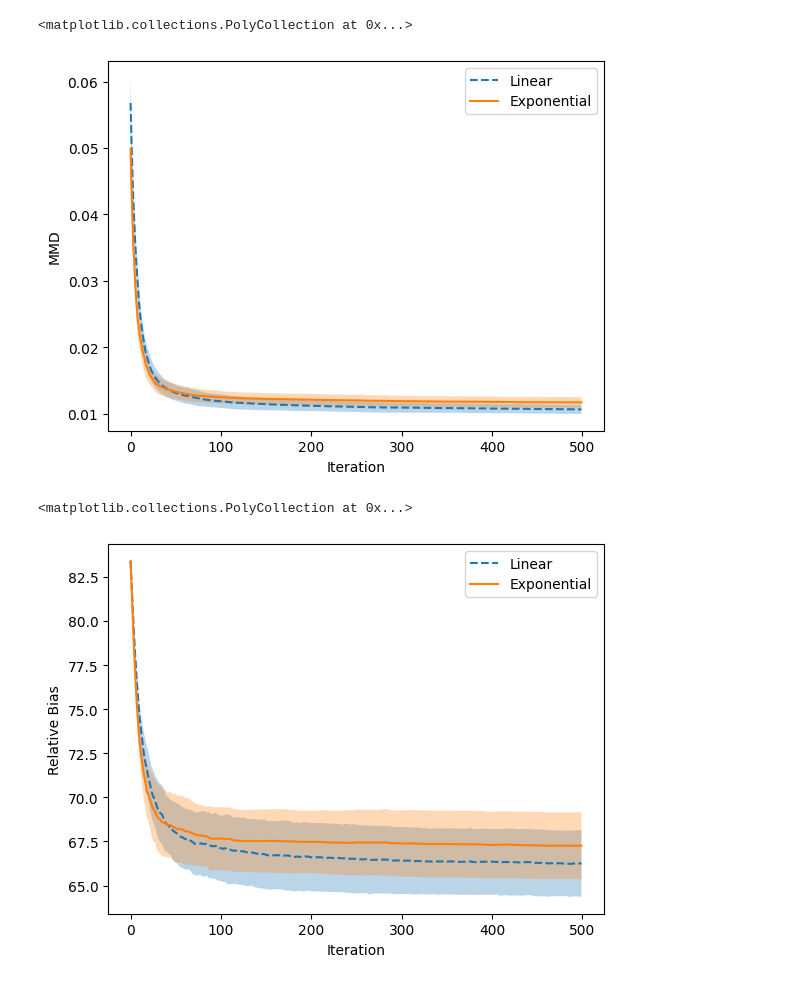
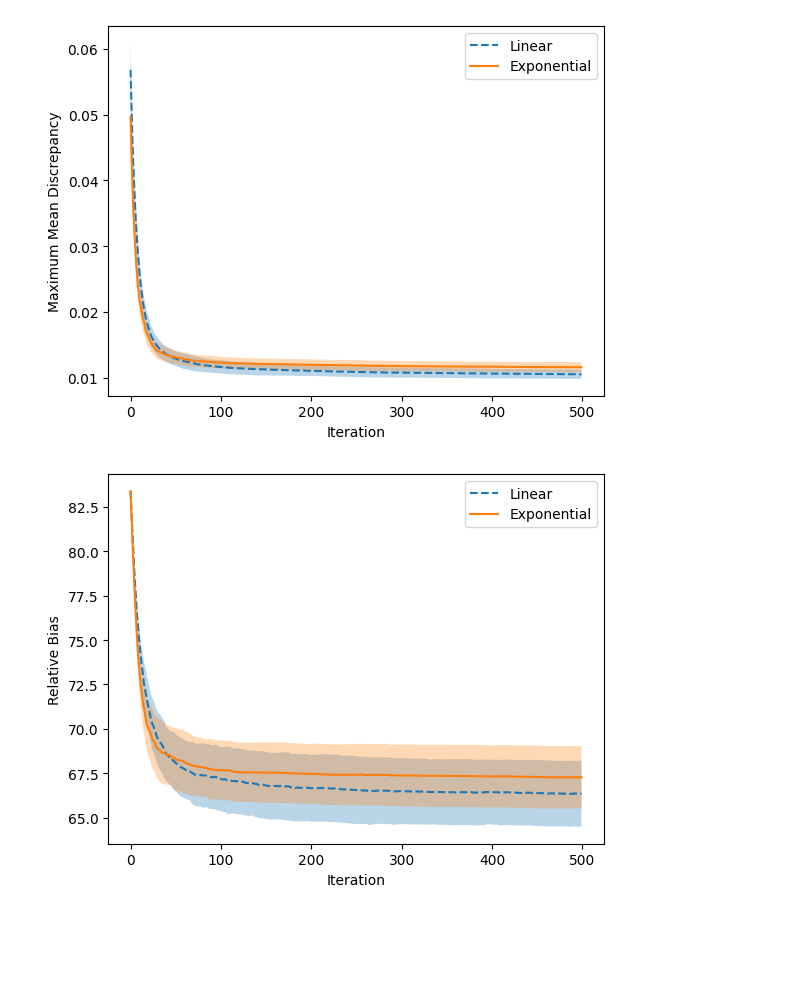
Before and after one commit to kramerlab/FeatureWeightDebiasing, a Jupyter notebook: notebooks/visualise_soft_mrs_analysis.ipynb, the cells around one changed output. Cells and saved outputs as stored; diff of their text form; code cells hidden in the pictures; blank space fills up the shorter version.

Commit message:
Add more visualisations

```diff
--- a/notebooks/visualise_soft_mrs_analysis.ipynb
+++ b/notebooks/visualise_soft_mrs_analysis.ipynb
@@ -5,7 +5,8 @@ from pathlib import Path
 import matplotlib.pyplot as plt
 import numpy as np
 
-Path("diagrams").mkdir(exist_ok=True)
+save_path = Path("diagrams/soft_mrs_analysis")
+save_path.mkdir(exist_ok=True)
 # %%
 result_path = Path("../results/soft_mrs_analysis")
 # methods_list = ["uniform","psa", "kmm", "mrs-forest", "fw-mrs-temperature",  "fw-mrs-temperature-svm", "soft-mrs-linear", "soft-mrs-exponential"]
@@ -99,18 +100,18 @@ exponential_wassersteins = np.concatenate(exponential_wassersteins).reshape(len(
 # %%
 mean_linear_mmd = np.mean(linear_mmd, axis=0)
 std_linear_mmd = np.std(linear_mmd, axis=0)
 mean_exponential_mmd = np.mean(exponential_mmd, axis=0)
 std_exponential_mmd = np.std(exponential_mmd, axis=0)
 
-sns.lineplot(mean_linear_mmd, label="Linear", linestyle="dashed").set(xlabel="Iteration", ylabel="MMD")
+sns.lineplot(mean_linear_mmd, label="Linear", linestyle="dashed").set(xlabel="Iteration", ylabel="Maximum Mean Discrepancy")
 plt.fill_between(x= list(range(len(mean_linear_mmd))), y1=mean_linear_mmd + std_linear_mmd,
                  y2=mean_linear_mmd - std_linear_mmd, alpha=0.3)
 sns.lineplot(mean_exponential_mmd, label="Exponential")
 plt.fill_between(x= list(range(len(mean_exponential_mmd))), y1=mean_exponential_mmd + std_exponential_mmd,
                  y2=mean_exponential_mmd - std_exponential_mmd, alpha=0.3)
+plt.savefig(save_path / "mmds.pdf")
 # %% [output]
-<matplotlib.collections.PolyCollection at 0x...>
-[figure, old version]
+[figure, new version]
 # %%
 mean_linear_relative_bias = np.mean(linear_relative_bias, axis=0)
 std_linear_relative_bias = np.std(linear_relative_bias, axis=0)
@@ -123,9 +124,9 @@ plt.fill_between(x= list(range(len(mean_linear_relative_bias))), y1=mean_linear_
 sns.lineplot(mean_exponential_relative_bias, label="Exponential")
 plt.fill_between(x= list(range(len(mean_exponential_relative_bias))), y1=mean_exponential_relative_bias + std_exponential_relative_bias,
                  y2=mean_exponential_relative_bias - std_exponential_relative_bias, alpha=0.3)
+plt.savefig(save_path / "relative_bias.pdf")
 # %% [output]
-<matplotlib.collections.PolyCollection at 0x...>
-[figure, old version]
+[figure, new version]
 # %%
 mean_linear_aurocs = np.mean(linear_aurocs, axis=0)
 std_linear_aurocs = np.std(linear_aurocs, axis=0)
```
Also changed, not shown: parts of 2 cells of this notebook, 14 other files.
